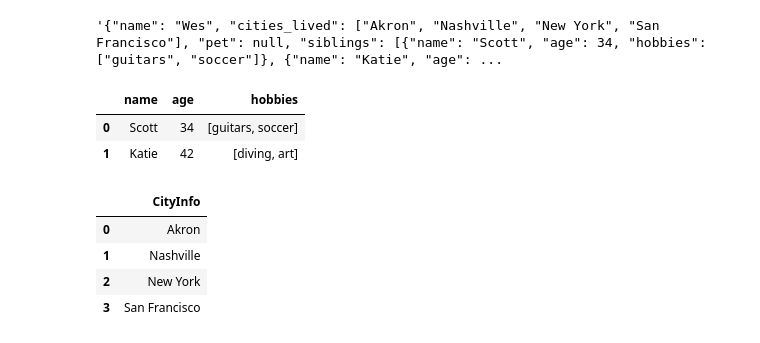
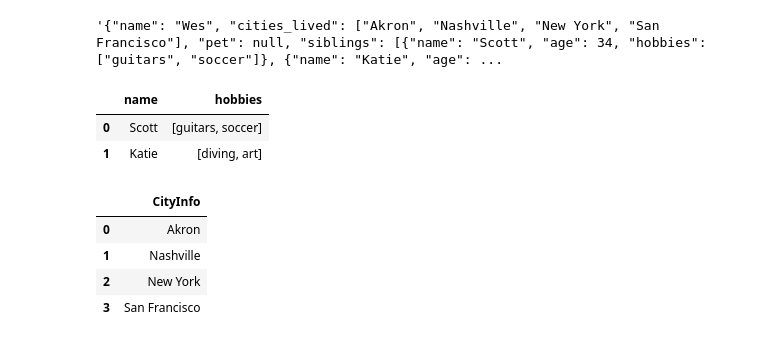
Before and after one commit to bernlkb/STQD6014-DataScience, a Jupyter notebook: Week08_DataLoading_Storage_WC_20231129.ipynb, the cells around one changed output. Cells and saved outputs as stored; diff of their text form; code cells hidden in the pictures.

```diff
--- a/Week08_DataLoading_Storage_WC_20231129.ipynb
+++ b/Week08_DataLoading_Storage_WC_20231129.ipynb
@@ -506,8 +511,12 @@ obj = """
 }
 """
 # %%
-# Convert JSON string to Python form named result
-# 'result' would be a dictionary representing the parsed JSON data
+# Convert JSON string to Python form named res
+# 'res' would be a dictionary representing the parsed JSON data
+# this case it is a library
+import json
+res = json.loads(obj)
+res
 # %% [output]
 {'name': 'Wes',
  'cities_lived': ['Akron', 'Nashville', 'New York', 'San Francisco'],
@@ -520,9 +530,11 @@ obj = """
 '{"name": "Wes", "cities_lived": ["Akron", "Nashville", "New York", "San Francisco"], "pet": null, "siblings": [{"name": "Scott", "age": 34, "hobbies": ["guitars", "soccer"]}, {"name": "Katie", "age": ...
 # %%
 # Convert JSON object to DataFrame
+siblings = pd.DataFrame(res["siblings"], columns = ['name', 'hobbies'])
+siblings
 # %% [output]
-|  | name | age | hobbies |
-| 0 | Scott | 34 | [guitars, soccer] |
-| 1 | Katie | 42 | [diving, art] |
+|  | name | hobbies |
+| 0 | Scott | [guitars, soccer] |
+| 1 | Katie | [diving, art] |
 # %%
 # Challenge: extract the city information and display in a dataframe
```
Also changed, not shown: parts of 22 cells of this notebook.
